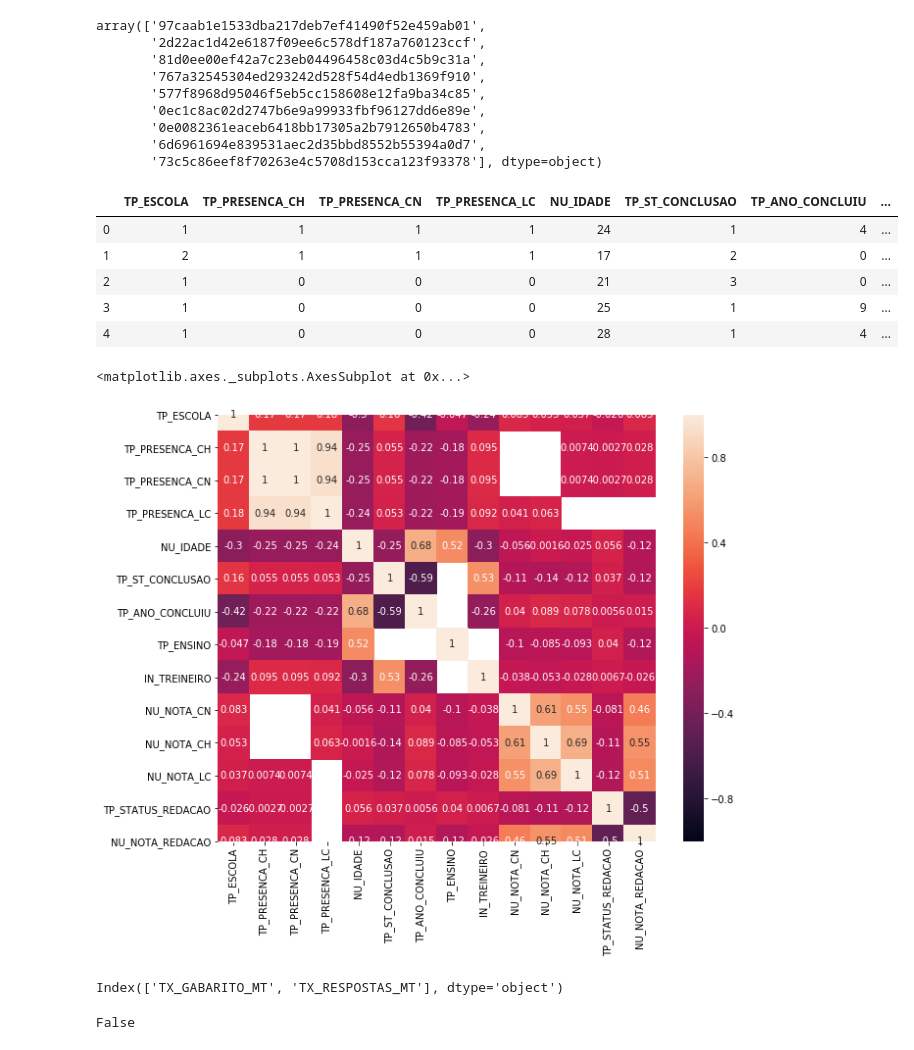
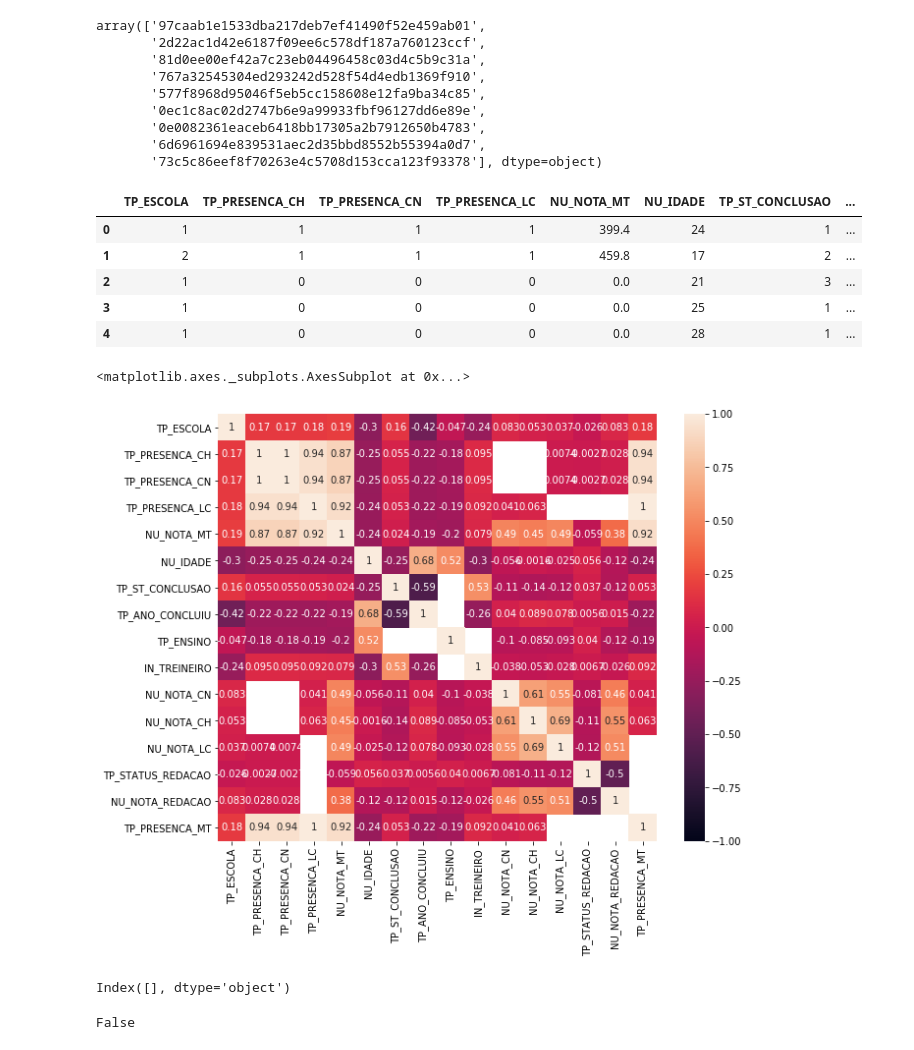
Before and after one commit to lauraDamacenoAlmeida/Enem_2016, a Jupyter notebook: enem2016.ipynb, the cells around one changed output. Saved outputs shown, nothing was run; the diff lists cells and outputs as text; code cells hidden in the pictures.

```diff
--- a/enem2016.ipynb
+++ b/enem2016.ipynb
@@ -215,27 +206,27 @@ array(['97caab1e1533dba217deb7ef41490f52e459ab01',
 # %%
 # df_new = df[['NU_NOTA_MT','TP_ESCOLA','TP_PRESENCA_CN', 'TX_GABARITO_MT','TX_RESPOSTAS_MT','NU_IDADE','TP_ST_CONCLUSAO'
 #              ,'TP_ANO_CONCLUIU', 'TP_ENSINO','IN_TREINEIRO','TP_DEPENDENCIA_ADM_ESC','TP_LOCALIZACAO_ESC','TP_SIT_FUNC_ESC'
 #              ,'IN_SEM_RECURSO','NU_NOTA_CN','NU_NOTA_CH','NU_NOTA_LC','TP_STATUS_REDACAO','NU_NOTA_COMP1','NU_NOTA_REDACAO'
 #              ,'Q035','Q036','Q037','Q038','Q040','Q041']]
-df_new = df[['TP_ESCOLA','TP_PRESENCA_CH','TP_PRESENCA_CN','TP_PRESENCA_LC','NU_IDADE','TP_ST_CONCLUSAO'
-             ,'TP_ANO_CONCLUIU', 'TP_ENSINO','IN_TREINEIRO','NU_NOTA_CN','NU_NOTA_CH','NU_NOTA_LC','TP_STATUS_REDACAO','NU_NOTA_REDACAO']]
+df_new = df[['TP_ESCOLA','TP_PRESENCA_CH','TP_PRESENCA_CN','TP_PRESENCA_LC','NU_NOTA_MT','NU_IDADE','TP_ST_CONCLUSAO'
+             ,'TP_ANO_CONCLUIU', 'TP_ENSINO','IN_TREINEIRO','NU_NOTA_CN','NU_NOTA_CH','NU_NOTA_LC','TP_STATUS_REDACAO','NU_NOTA_REDACAO','TP_PRESENCA_MT']]
 df_new.head()
 # %% [output]
-|  | TP_ESCOLA | TP_PRESENCA_CH | TP_PRESENCA_CN | TP_PRESENCA_LC | NU_IDADE | TP_ST_CONCLUSAO | TP_ANO_CONCLUIU | ... |
-| 0 | 1 | 1 | 1 | 1 | 24 | 1 | 4 | ... |
-| 1 | 2 | 1 | 1 | 1 | 17 | 2 | 0 | ... |
-| 2 | 1 | 0 | 0 | 0 | 21 | 3 | 0 | ... |
-| 3 | 1 | 0 | 0 | 0 | 25 | 1 | 9 | ... |
-| 4 | 1 | 0 | 0 | 0 | 28 | 1 | 4 | ... |
+|  | TP_ESCOLA | TP_PRESENCA_CH | TP_PRESENCA_CN | TP_PRESENCA_LC | NU_NOTA_MT | NU_IDADE | TP_ST_CONCLUSAO | ... |
+| 0 | 1 | 1 | 1 | 1 | 399.4 | 24 | 1 | ... |
+| 1 | 2 | 1 | 1 | 1 | 459.8 | 17 | 2 | ... |
+| 2 | 1 | 0 | 0 | 0 | 0.0 | 21 | 3 | ... |
+| 3 | 1 | 0 | 0 | 0 | 0.0 | 25 | 1 | ... |
+| 4 | 1 | 0 | 0 | 0 | 0.0 | 28 | 1 | ... |
 # %%
 sns.heatmap(df_new.corr(),annot=True,vmin=-1,vmax=1)
 # %% [output]
 <matplotlib.axes._subplots.AxesSubplot at 0x...>
-[figure, old version]
+[figure, new version]
 # %%
 df_new.select_dtypes(['object']).columns
 # %% [output]
-Index(['TX_GABARITO_MT', 'TX_RESPOSTAS_MT'], dtype='object')
+Index([], dtype='object')
 # %%
 df_new = df_new.fillna(value=0)
 df_test = df_test.fillna(value=0)
```
Also changed, not shown: parts of 30 cells of this notebook.
